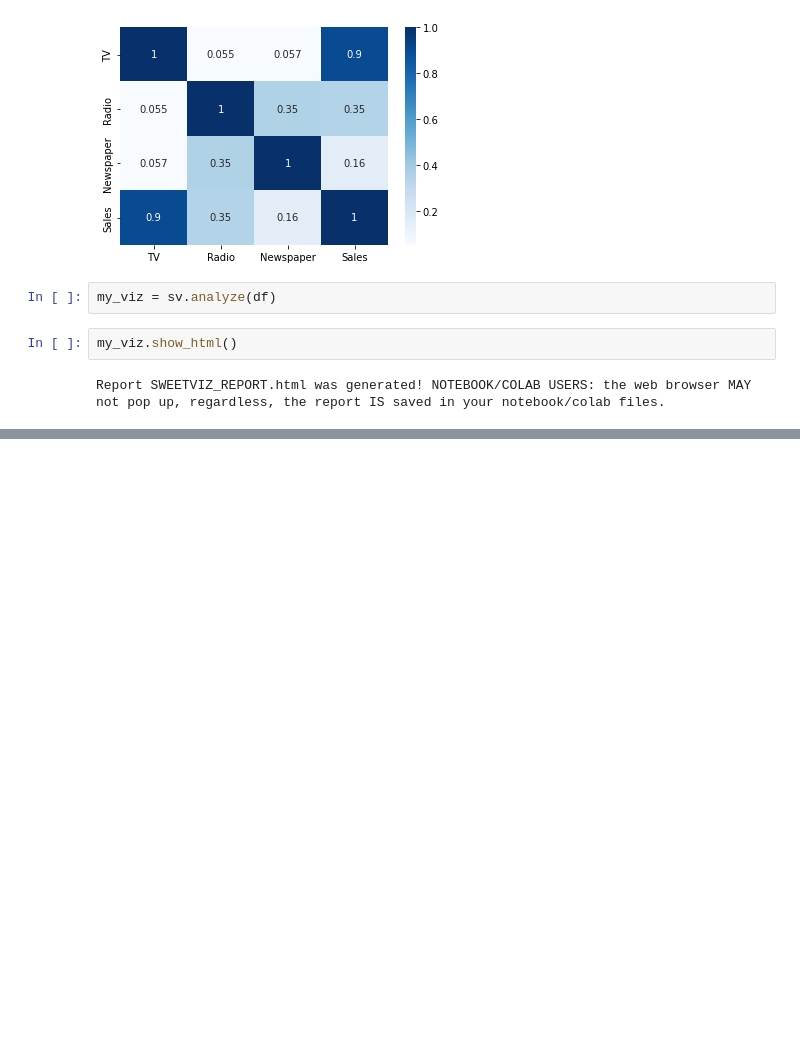
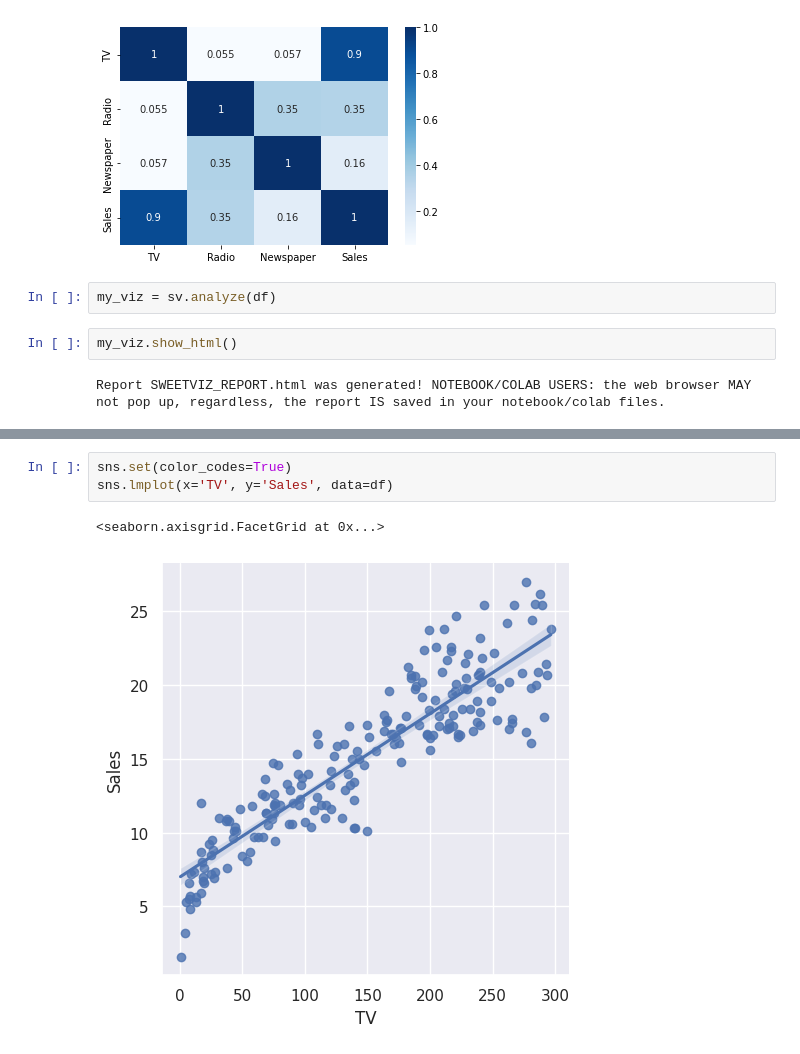
Before and after one commit to joanasampaio07/joanasampaio07, a Jupyter notebook: Maratona_Ciência_de_Dados_do_zero_a_primeira_vaga.ipynb, the cells around one changed output, grey strips where cells are left out. Cells and saved outputs as stored; diff of their text form; blank space fills up the shorter version.

```diff
--- a/Maratona_Ciência_de_Dados_do_zero_a_primeira_vaga.ipynb
+++ b/Maratona_Ciência_de_Dados_do_zero_a_primeira_vaga.ipynb
@@ -134,0 +147,6 @@ Report SWEETVIZ_REPORT.html was generated! NOTEBOOK/COLAB USERS: the web browser
+# %%
+sns.set(color_codes=True)
+sns.lmplot(x='TV', y='Sales', data=df)
+# %% [output]
+<seaborn.axisgrid.FacetGrid at 0x...>
+[figure, added]
```
Also changed, not shown: parts of 41 cells of this notebook.
